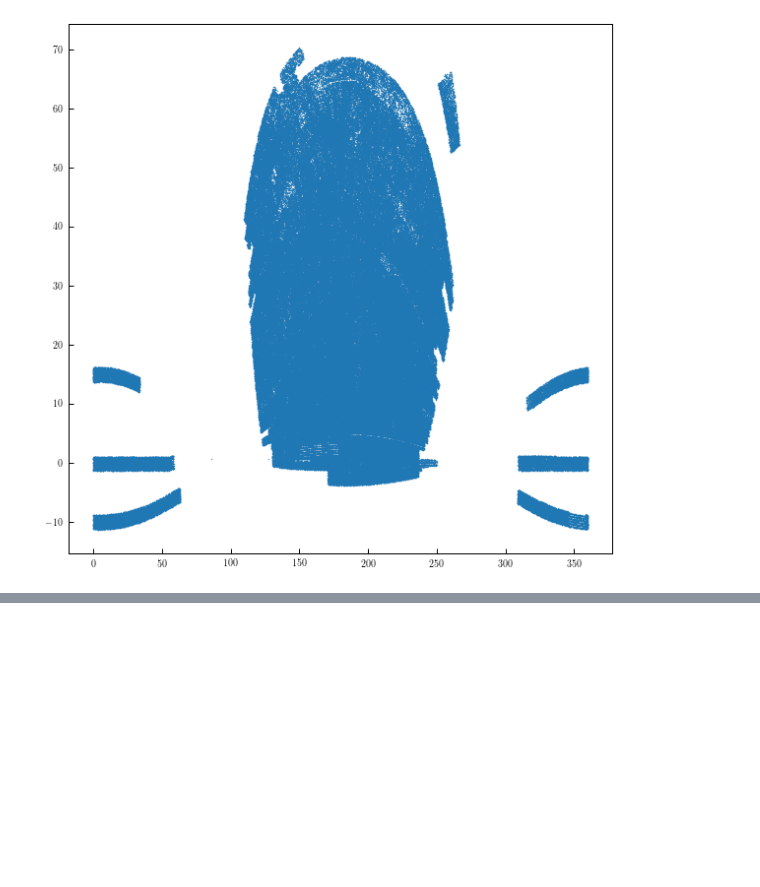
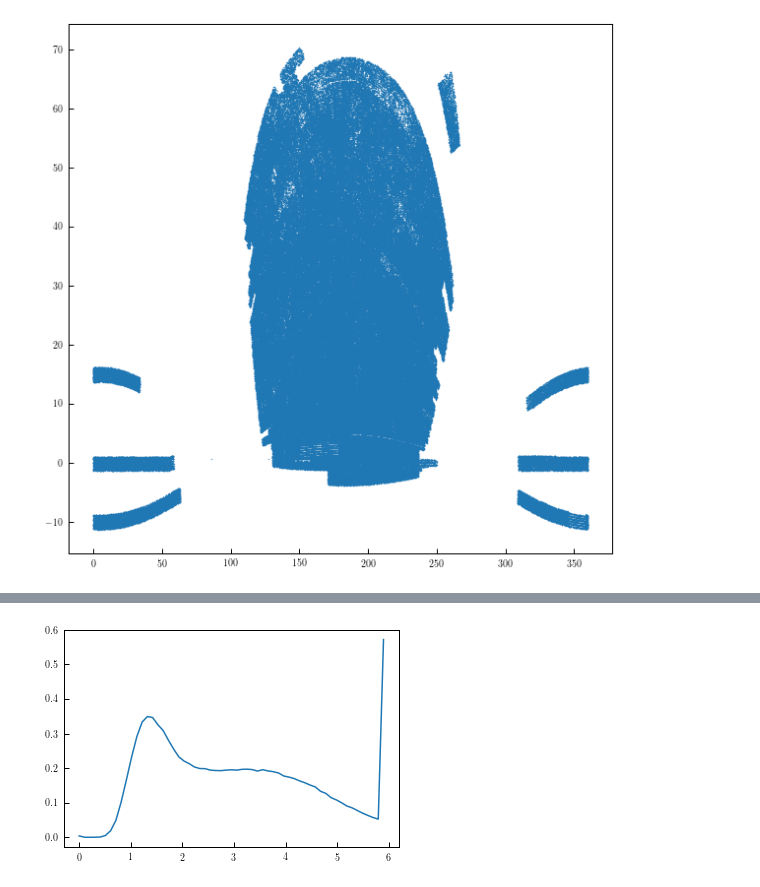
Before and after one commit to duncandc/galaxy_shapes, a Jupyter notebook: sdss_measurements/notebooks/sdss_measurements.ipynb, the cells around one changed output, grey strips where cells are left out. Saved outputs shown, nothing was run; the diff lists cells and outputs as text; code cells hidden in the pictures; blank space fills up the shorter version.

```diff
--- a/sdss_measurements/notebooks/sdss_measurements.ipynb
+++ b/sdss_measurements/notebooks/sdss_measurements.ipynb
@@ -278,0 +308,12 @@ plt.show()
+# %%
+n_bins = np.linspace(0,6,60)
+n_bin_centers = (n_bins[:-1]+n_bins[:-1])/2.0
+
+counts = np.histogram(t['SERSIC_N_r'], bins=n_bins)[0]
+counts = counts/np.sum(counts)/np.diff(n_bins)
+
+plt.figure()
+plt.plot(n_bin_centers, counts)
+plt.show()
+# %% [output]
+[figure, added]
```
Also changed, not shown: parts of 12 cells of this notebook, 7 other files.
